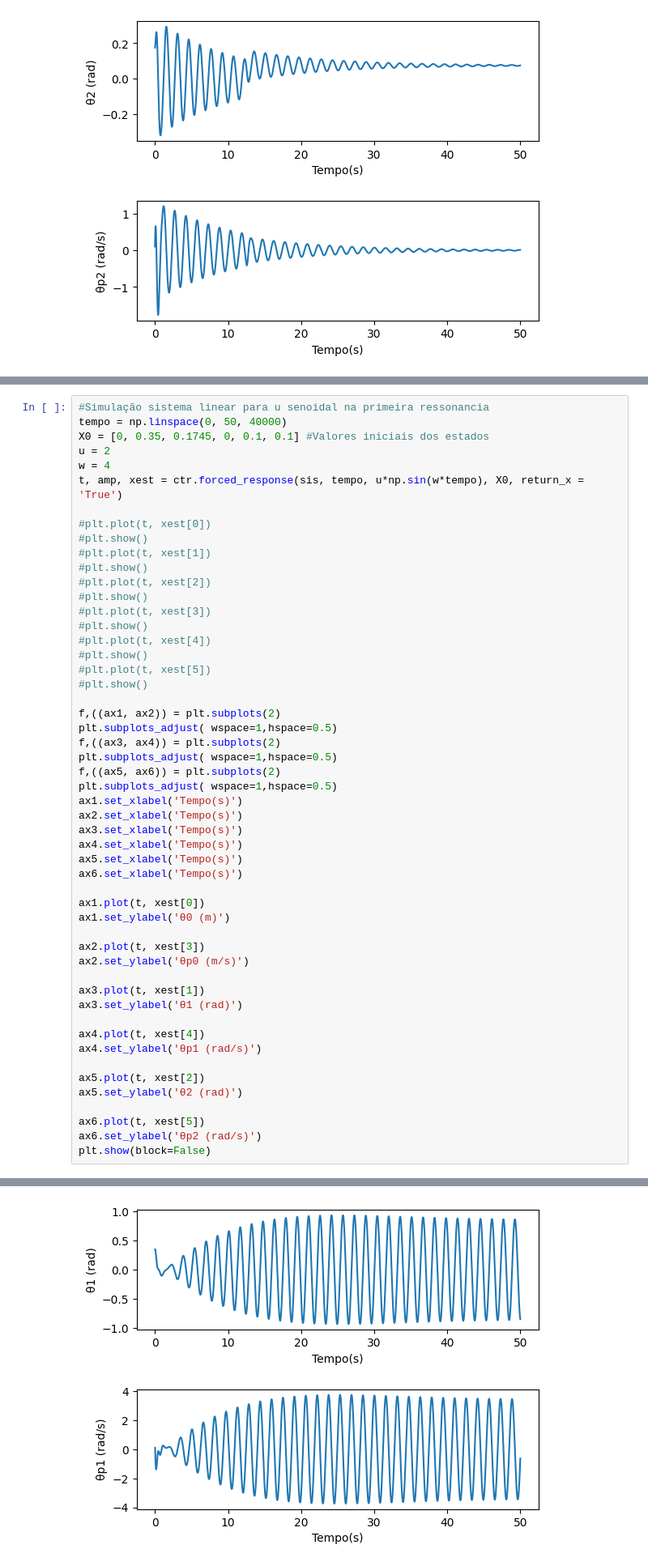
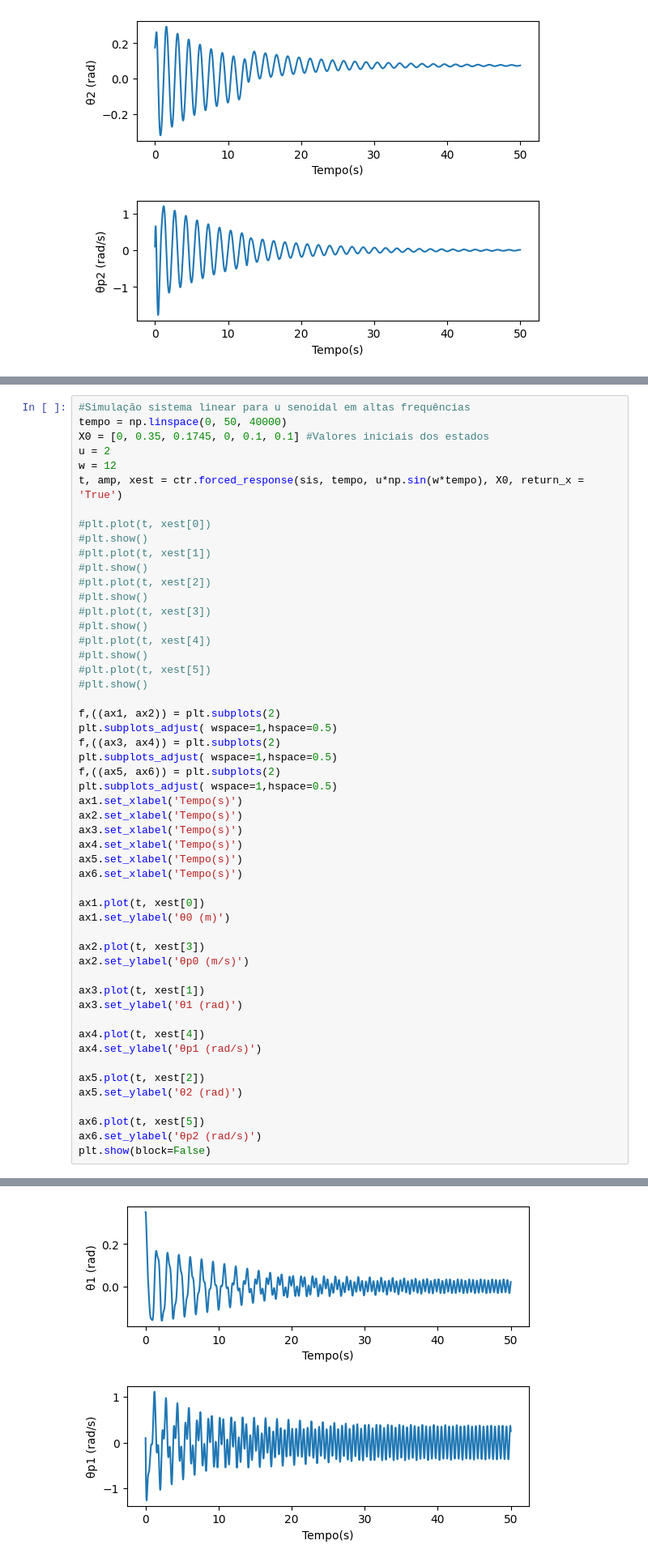
Before and after one commit to asneideris/PME3380, a Jupyter notebook: linjupy.ipynb, the cells around one changed output, grey strips where cells are left out. Shown at 81% size. Saved outputs shown, nothing was run; the diff lists cells and outputs as text.

```diff
--- a/linjupy.ipynb
+++ b/linjupy.ipynb
@@ -489,9 +549,9 @@ plt.show(block=False)
 # %%
-#Simulação sistema linear para u senoidal na primeira ressonancia
+#Simulação sistema linear para u senoidal em altas frequências
 tempo = np.linspace(0, 50, 40000)
 X0 = [0, 0.35, 0.1745, 0, 0.1, 0.1] #Valores iniciais dos estados
 u = 2
-w = 4
+w = 12
 t, amp, xest = ctr.forced_response(sis, tempo, u*np.sin(w*tempo), X0, return_x = 'True')
 
 #plt.plot(t, xest[0])
@@ -543 +603 @@ plt.show(block=False)
-[figure, old version]
+[figure, new version]
```
Also changed, not shown: parts of 7 cells of this notebook.
